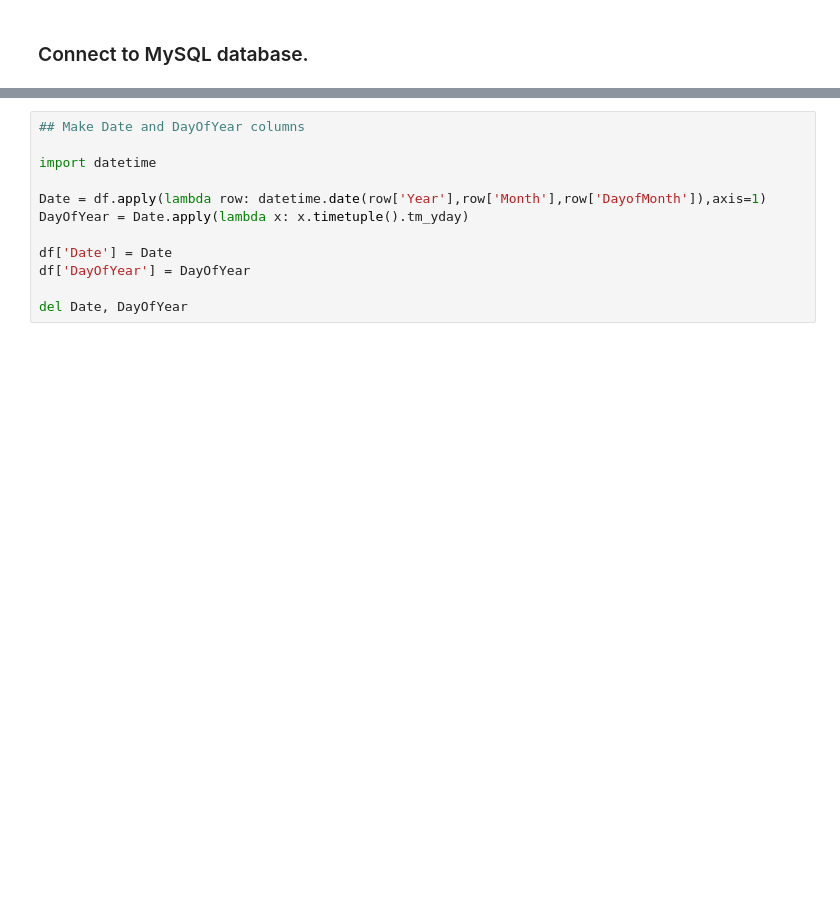
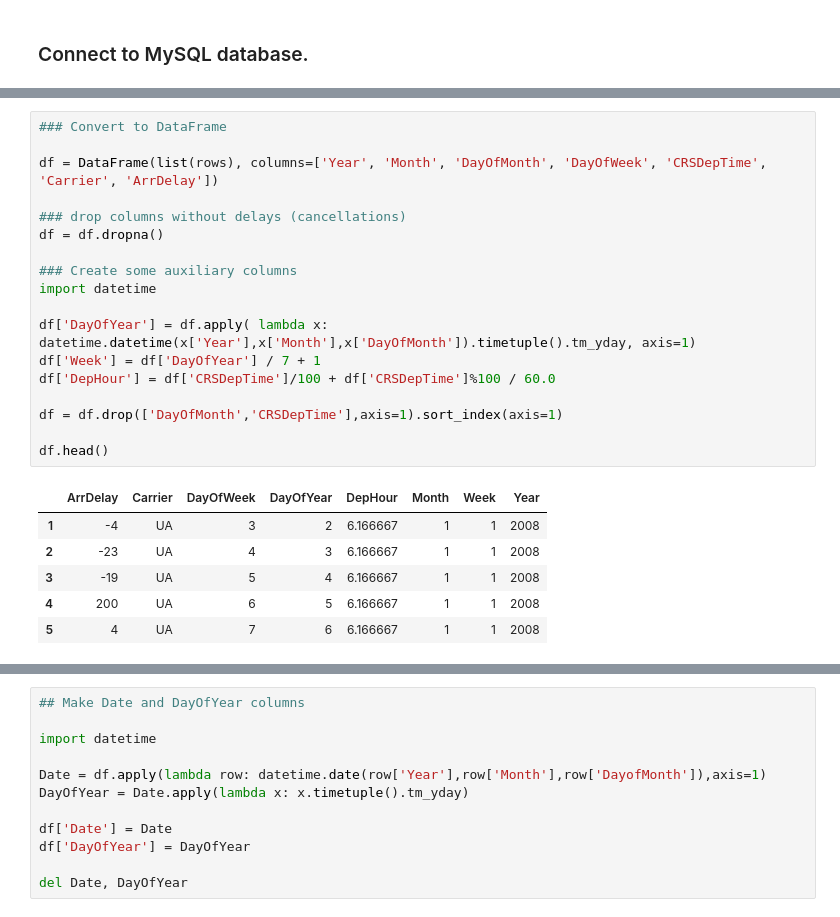
Before and after one commit to mqk/DelayMeNot, a Jupyter notebook: notebooks/model.ipynb, the cells around one changed output, grey strips where cells are left out. Drawn from its saved outputs; the diff is of its cells as text; blank space fills up the shorter version.

```diff
--- a/notebooks/model.ipynb
+++ b/notebooks/model.ipynb
@@ -31,0 +107,25 @@ Contains 105628 rows.
+# %%
+### Convert to DataFrame
+
+df = DataFrame(list(rows), columns=['Year', 'Month', 'DayOfMonth', 'DayOfWeek', 'CRSDepTime', 'Carrier', 'ArrDelay'])
+
+### drop columns without delays (cancellations)
+df = df.dropna()
+
+### Create some auxiliary columns
+import datetime
+
+df['DayOfYear'] = df.apply( lambda x: datetime.datetime(x['Year'],x['Month'],x['DayOfMonth']).timetuple().tm_yday, axis=1)
+df['Week'] = df['DayOfYear'] / 7 + 1
+df['DepHour'] = df['CRSDepTime']/100 + df['CRSDepTime']%100 / 60.0
+
+df = df.drop(['DayOfMonth','CRSDepTime'],axis=1).sort_index(axis=1)
+
+df.head()
+# %% [output]
+|  | ArrDelay | Carrier | DayOfWeek | DayOfYear | DepHour | Month | Week | Year |
+| 1 | -4 | UA | 3 | 2 | 6.166667 | 1 | 1 | 2008 |
+| 2 | -23 | UA | 4 | 3 | 6.166667 | 1 | 1 | 2008 |
+| 3 | -19 | UA | 5 | 4 | 6.166667 | 1 | 1 | 2008 |
+| 4 | 200 | UA | 6 | 5 | 6.166667 | 1 | 1 | 2008 |
+| 5 | 4 | UA | 7 | 6 | 6.166667 | 1 | 1 | 2008 |
```
Also changed, not shown: parts of 30 cells of this notebook, 34 other files.
